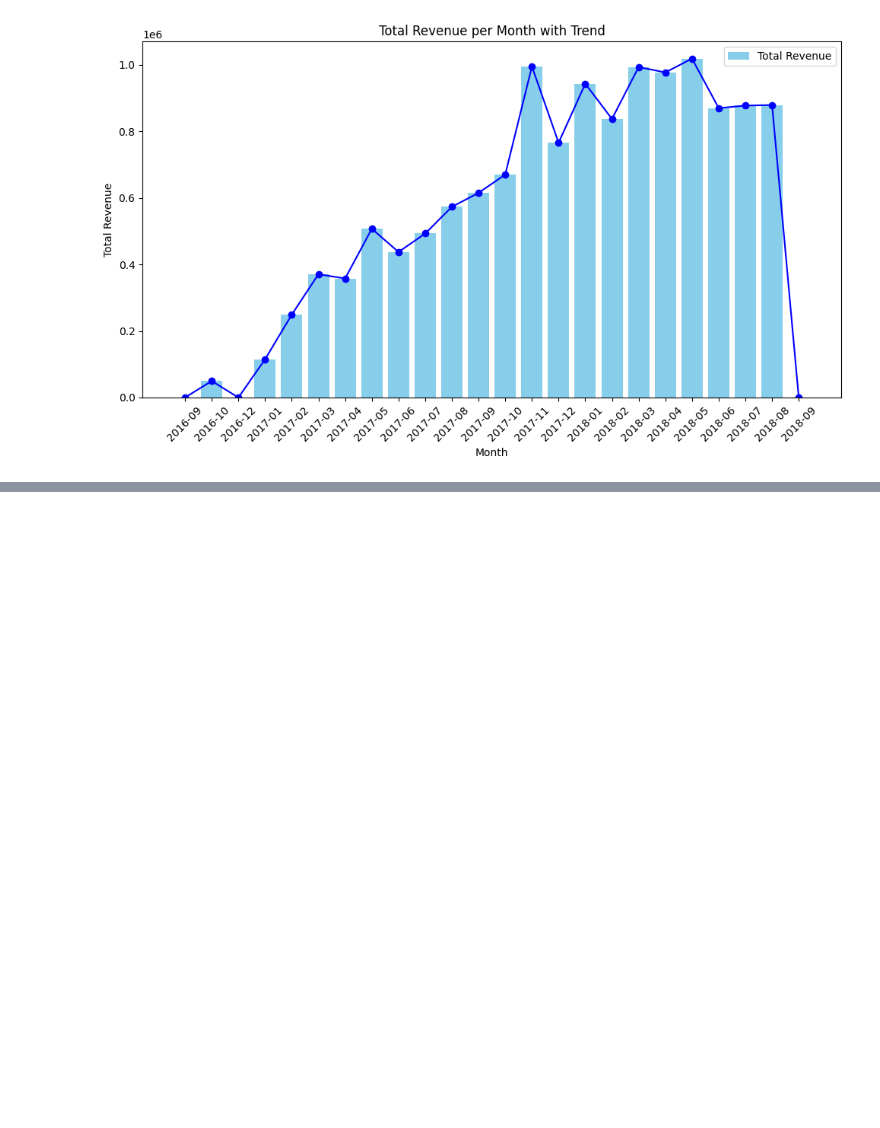
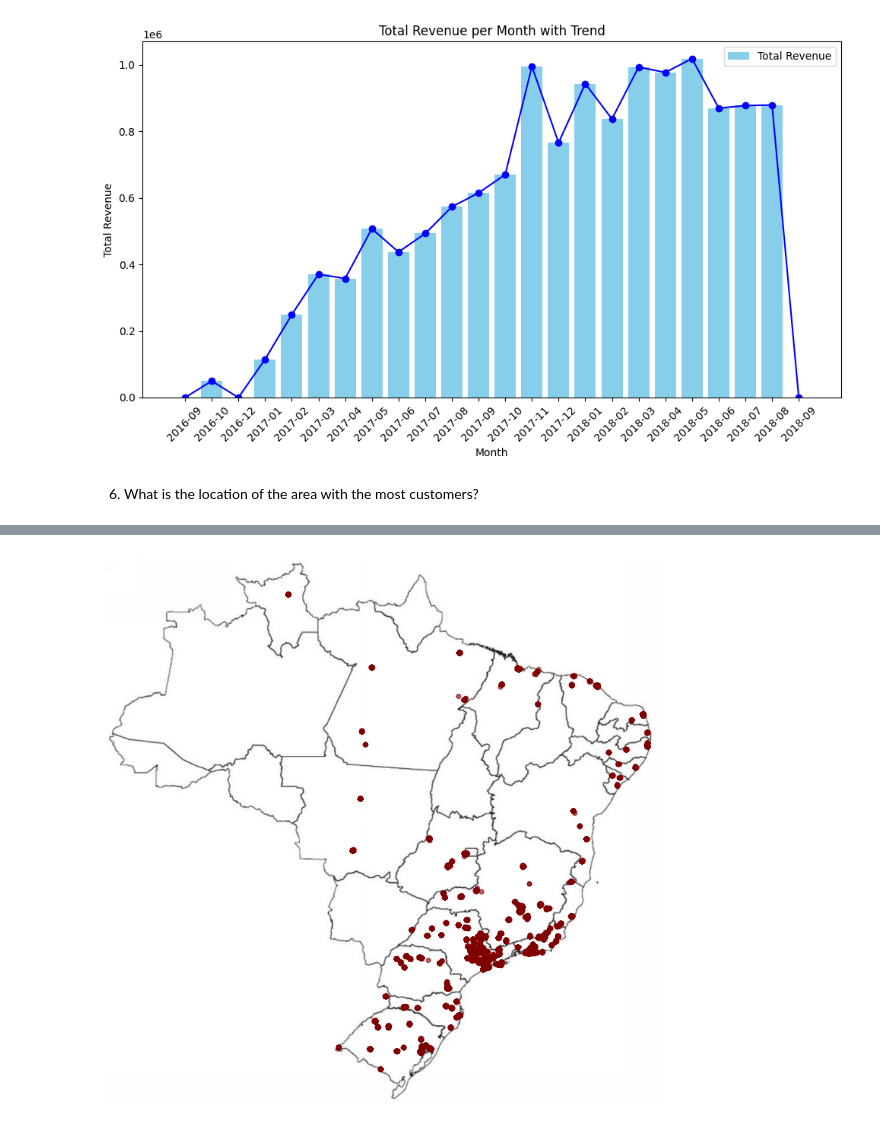
Before and after one commit to nathsteve13/ecommerce-dataset-analysis, a Jupyter notebook: notebook.ipynb, the cells around one changed output, grey strips where cells are left out. Drawn from its saved outputs; the diff is of its cells as text; code cells hidden in the pictures; blank space fills up the shorter version.

```diff
--- a/notebook.ipynb
+++ b/notebook.ipynb
@@ -947,3 +947,32 @@ plt.tight_layout()
 plt.show()
 # %% [output]
 [figure]
+# %% [markdown]
+6. What is the location of the area with the most customers?
+# %%
+start_date = pd.to_datetime('2016-09-15')
+end_date = pd.to_datetime('2016-10-31')
+
+df_filtered_orders = df_orders[(df_orders['order_purchase_timestamp'] >= start_date) &
+                               (df_orders['order_purchase_timestamp'] <= end_date)]
+
+df_orders_customers = pd.merge(df_filtered_orders[['order_id', 'customer_id']], df_customers, on='customer_id')
+
+df_orders_geo = pd.merge(df_orders_customers,
+                         df_geolocation[['geolocation_zip_code_prefix', 'geolocation_lat', 'geolocation_lng']],
+                         left_on='customer_zip_code_prefix', right_on='geolocation_zip_code_prefix')
+
+if df_orders_geo.empty:
+    print("No data available for the selected date range.")
+else:
+    print(f"Customer data geolocation (from {start_date} to {end_date})")
+
+    url = 'https://i.pinimg.com/originals/3a/0c/e1/3a0ce18b3c842748c255bc0aa445ad41.jpg'
+    brazil_map = mpimg.imread(urllib.request.urlopen(url), 'jpg')
+
+    fig, ax = plt.subplots(figsize=(10, 10))
+    ax.scatter(df_orders_geo['geolocation_lng'], df_orders_geo['geolocation_lat'], alpha=0.6, s=20, c='maroon')
+    ax.axis('off')
+    ax.imshow(brazil_map, extent=[-73.98283055, -33.8, -33.75116944, 5.4])
+    plt.show()
+# %% [output]
@@ -950,3 +980,4 @@ plt.show()
+[figure, added]
 # %% [markdown]
 ### Conclussion
 
```
Also changed, not shown: parts of 4 cells of this notebook, 2 other files.
